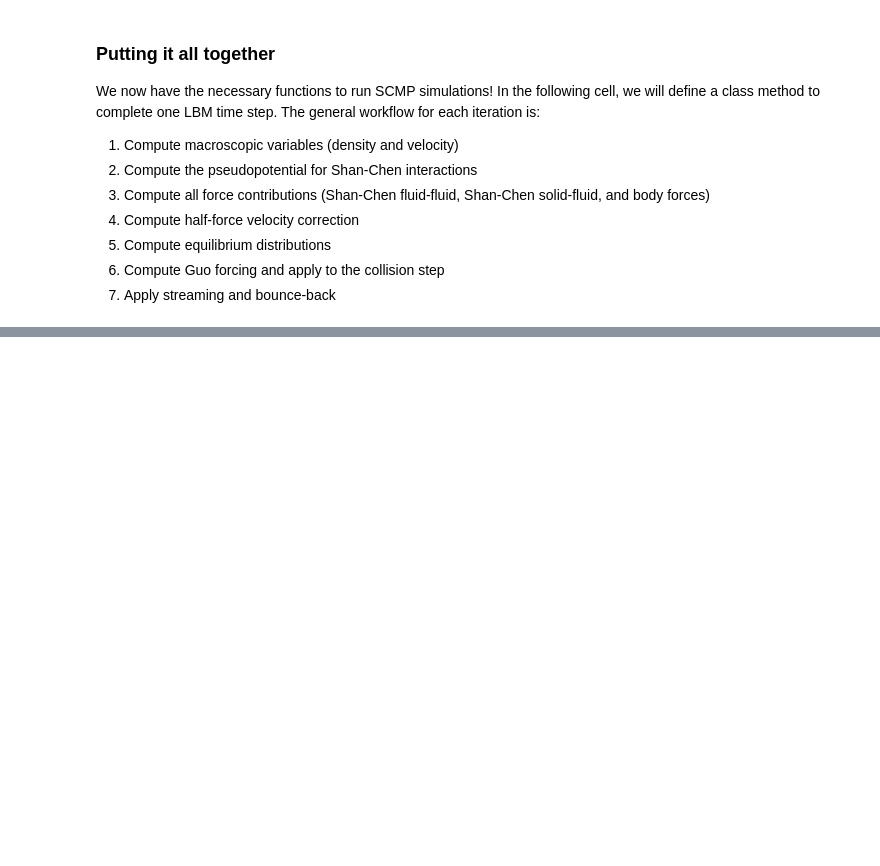
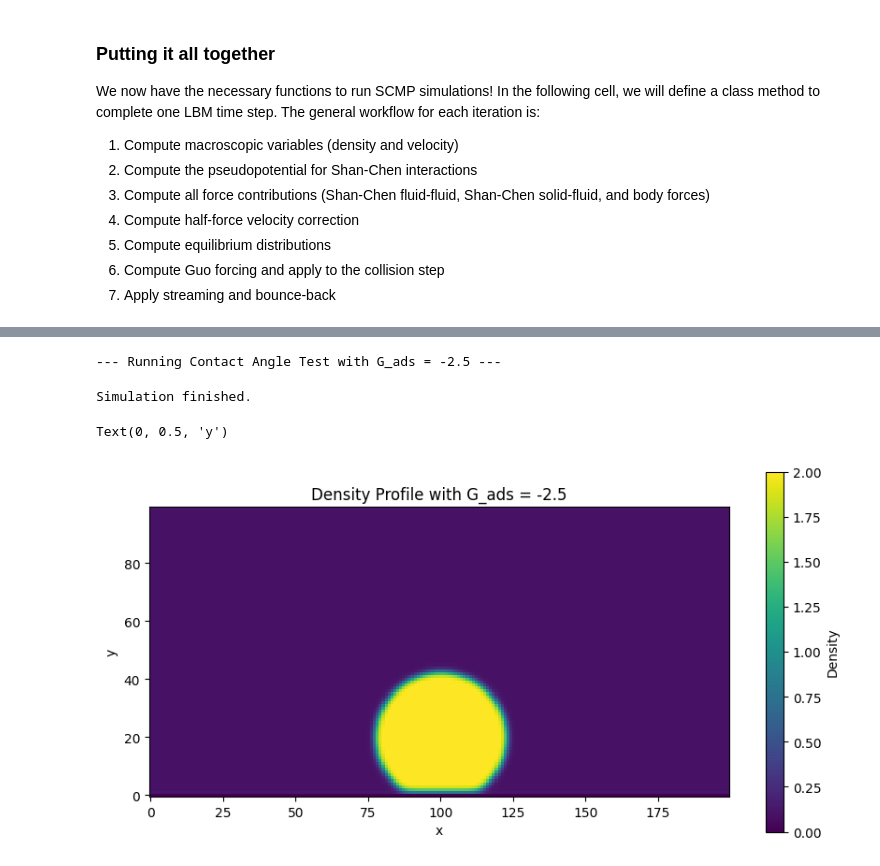
Before and after one commit to digital-porous-media/dpm_teach, a Jupyter notebook: 5_simulation/5-2-2_lbm_d2q9_scmp.ipynb, the cells around one changed output, grey strips where cells are left out. Saved outputs shown, nothing was run; the diff lists cells and outputs as text; code cells hidden in the pictures; blank space fills up the shorter version.

Commit message:
Added validation cases to scmp nb

```diff
--- a/5_simulation/5-2-2_lbm_d2q9_scmp.ipynb
+++ b/5_simulation/5-2-2_lbm_d2q9_scmp.ipynb
@@ -839,2 +581,0 @@ u_x, u_y, u = run_lbm(data)
-# %%
-_ = plot_profile(u, cmap='jet')
@@ -935,0 +656,65 @@ The MPLBM Workflow
+# %%
+def run_contact_angle_test(G_ads_value, max_steps=5000):
+    """
+    Initializes and runs a contact angle simulation.
+
+    Parameters:
+    ---
+    G_ads_value : float
+        The fluid-solid interaction strength.
+    max_steps : int
+        Number of simulation steps to run.
+    """
+    print(f"--- Running Contact Angle Test with G_ads = {G_ads_value} ---")
+
+    # Simulation Parameters
+    nx, ny = 200, 100  # Grid dimensions
+    omega = 1.0          # Relaxation time
+    G = -5.2  # Fluid-fluid interaction (for phase separation)
+
+    # Create the solid mask (a flat wall at the bottom)
+    solid_mask = np.zeros((nx, ny), dtype=bool)
+    solid_mask[:, 0] = True   # Wall at y=0 (bottom)
+
+    # Initial density profile: a semi-circular droplet
+    rho_init = np.full((nx, ny), 0.15)  # Background low-density phase
+    center_x, center_y = nx // 2, 0
+    radius = 25
+    y, x = np.ogrid[:ny, :nx]
+    mask = (x - center_x)**2 + (y - center_y)**2 < radius**2
+    rho_init[mask.T] = 2.15  # High-density droplet
+
+    # Initialize and Run the LBM Simulation
+    lbm = LBM_SCMP(nx=nx, ny=ny, omega=omega, G=G, G_ads=G_ads_value, rho_0=1)
+    lbm.initialize_density_field(rho_init)
+    lbm.set_solids_from_mask(solid_mask)
+
+    # Run the simulation
+    for _ in tqdm(range(max_steps)):
+        lbm.step()
+
+    print('Simulation finished.')
+
+    return lbm
+
+
+# --- EXPERIMENT HERE ---
+# Change the value of G_ads to see its effect on wettability. Here are some example values:
+# G_ads_to_test = -8.5  # (Hydrophilic / Wetting, angle < 90°)
+G_ads_to_test =  -5.0  # (Neutral, angle ≈ 90°)
+G_ads_to_test =  -2.5  # (Hydrophobic / Non-wetting, angle > 90°)
+
+contact_angle_lbm = run_contact_angle_test(G_ads_value=G_ads_to_test, max_steps=5000)
+
+# 4. Visualize the Final Equilibrium State
+fig, ax = plt.subplots(figsize=(10, 5))
+im = ax.imshow(contact_angle_lbm.rho.T, origin='lower', cmap='viridis', vmin=0, vmax=2)
+ax.set_title(f'Density Profile with G_ads = {G_ads_to_test}')
+plt.colorbar(im, label='Density')
+ax.set_xlabel('x')
+ax.set_ylabel('y')
+# %% [output]
+--- Running Contact Angle Test with G_ads = -2.5 ---
+Simulation finished.
+Text(0, 0.5, 'y')
+[figure, added]
```
Also changed, not shown: parts of 25 cells of this notebook.
